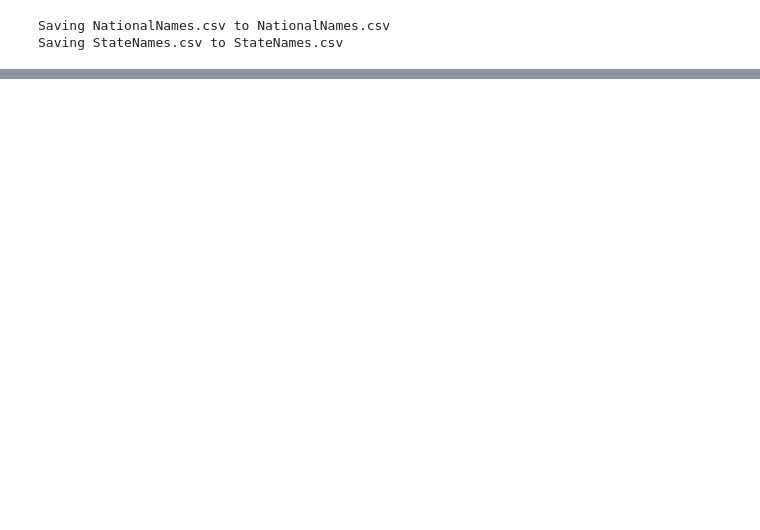
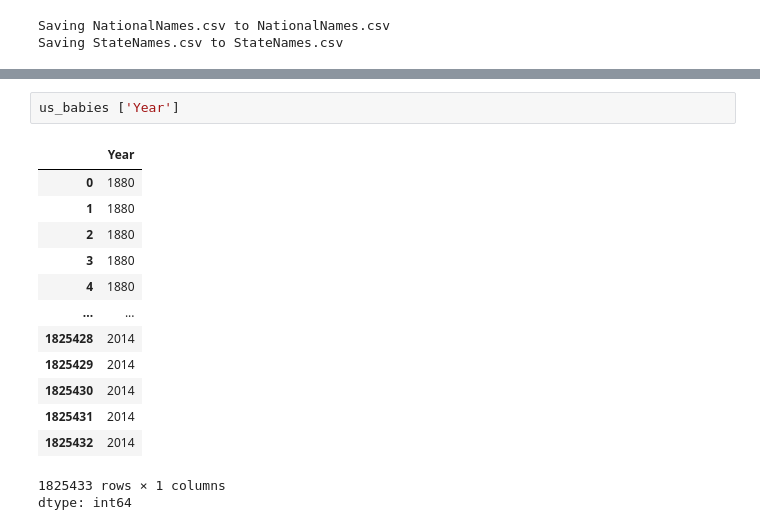
Before and after one commit to dayyaanjattiem/Data-Analysis-Course, a Jupyter notebook: Data_Analyst_Course.ipynb, the cells around one changed output, grey strips where cells are left out. Drawn from its saved outputs; the diff is of its cells as text; blank space fills up the shorter version.

```diff
--- a/Data_Analyst_Course.ipynb
+++ b/Data_Analyst_Course.ipynb
@@ -26,0 +52,17 @@ Saving StateNames.csv to StateNames.csv
+# %%
+us_babies ['Year']
+# %% [output]
+|  | Year |
+| 0 | 1880 |
+| 1 | 1880 |
+| 2 | 1880 |
+| 3 | 1880 |
+| 4 | 1880 |
+| ... | ... |
+| 1825428 | 2014 |
+| 1825429 | 2014 |
+| 1825430 | 2014 |
+| 1825431 | 2014 |
+| 1825432 | 2014 |
+1825433 rows × 1 columns
+dtype: int64
```
Also changed, not shown: parts of 11 cells of this notebook.
